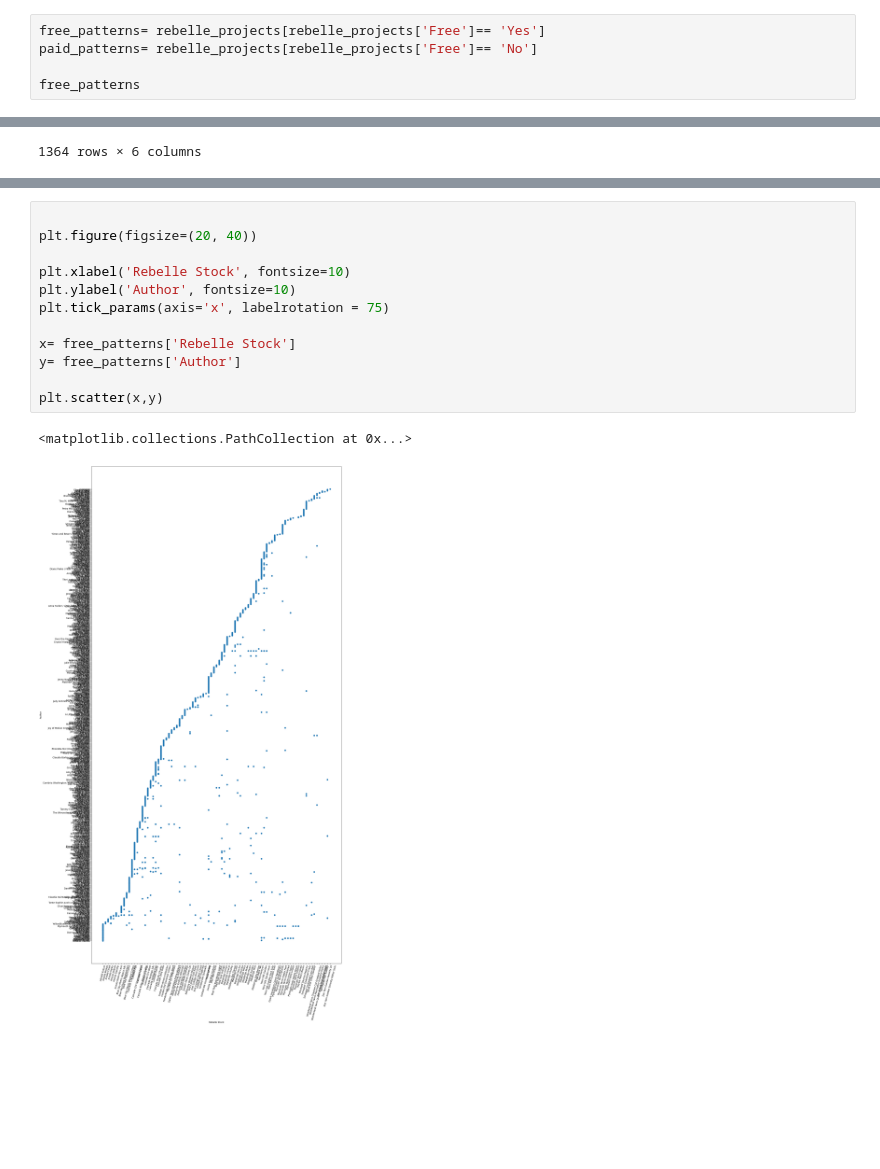
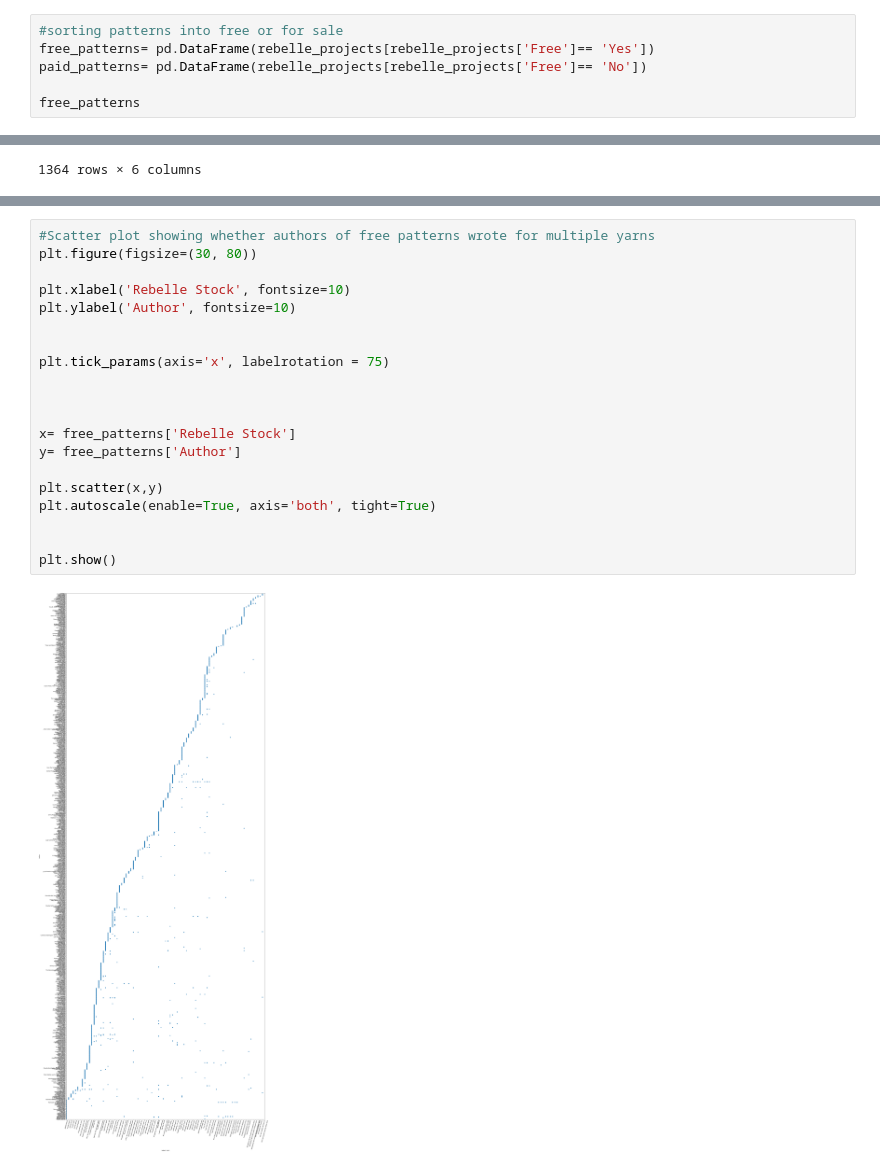
Before and after one commit to amoeba731/Yarnshop, a Jupyter notebook: yarnshop.ipynb, the cells around one changed output, grey strips where cells are left out. Saved outputs shown, nothing was run; the diff lists cells and outputs as text; blank space fills up the shorter version.

```diff
--- a/yarnshop.ipynb
+++ b/yarnshop.ipynb
@@ -293,6 +269,7 @@ Name: count, dtype: int64
 # %%
-free_patterns= rebelle_projects[rebelle_projects['Free']== 'Yes']
-paid_patterns= rebelle_projects[rebelle_projects['Free']== 'No']
+#sorting patterns into free or for sale
+free_patterns= pd.DataFrame(rebelle_projects[rebelle_projects['Free']== 'Yes'])
+paid_patterns= pd.DataFrame(rebelle_projects[rebelle_projects['Free']== 'No'])
 
 free_patterns
 # %% [output]
@@ -391,15 +383,22 @@ Name: count, dtype: int64
 # %%
-
-plt.figure(figsize=(20, 40))
+#Scatter plot showing whether authors of free patterns wrote for multiple yarns
+plt.figure(figsize=(30, 80))
 
 plt.xlabel('Rebelle Stock', fontsize=10)
 plt.ylabel('Author', fontsize=10)
+
+
 plt.tick_params(axis='x', labelrotation = 75)
+
+
 
 x= free_patterns['Rebelle Stock']
 y= free_patterns['Author']
 
 plt.scatter(x,y)
+plt.autoscale(enable=True, axis='both', tight=True)
+
+
+plt.show()
 # %% [output]
-<matplotlib.collections.PathCollection at 0x...>
-[figure, old version]
+[figure, new version]
```
Also changed, not shown: parts of 30 cells of this notebook, 3 other files.
